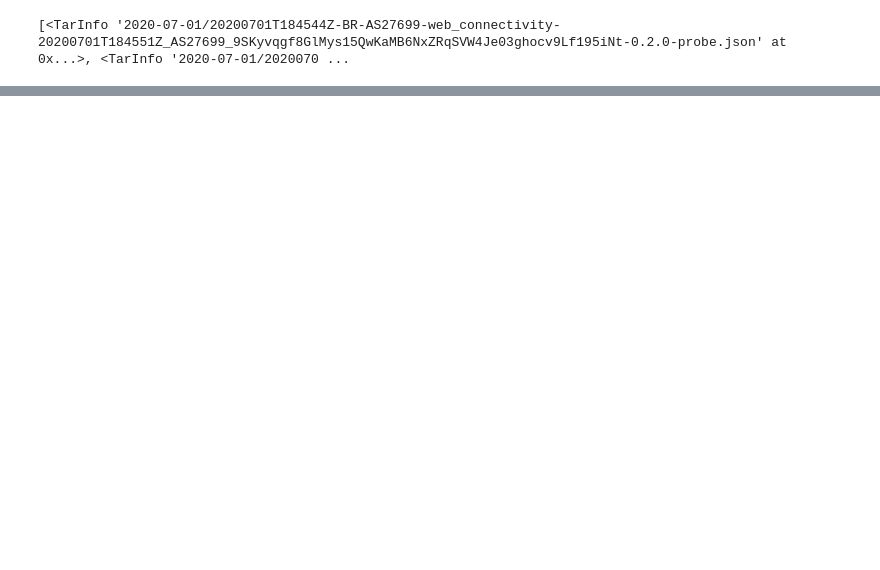
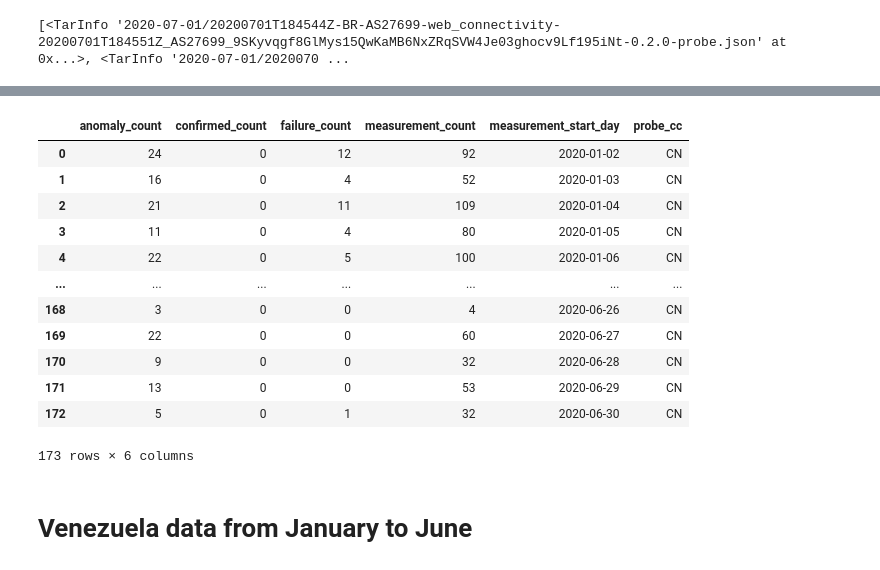
Before and after one commit to clemiblac/Crime_in_DC, a Jupyter notebook: aws_ooni.ipynb, the cells around one changed output, grey strips where cells are left out. Cells and saved outputs as stored; diff of their text form; code cells hidden in the pictures; blank space fills up the shorter version.

```diff
--- a/aws_ooni.ipynb
+++ b/aws_ooni.ipynb
@@ -91,0 +149,40 @@ for index, row in restaurant_types_df.iterrows():
+# %%
+target_url = "https://api.ooni.io/api/v1/aggregation"
+
+params = {
+    "since": "2020-01-01",
+    "until": "2020-06-30",
+    "axis_x": "probe_cc",
+    "axis_y": "measurement_start_day",
+    "test_name": "web_connectivity",
+    "probe_cc":"CN",
+    "input": "https://twitter.com/"
+}
+# %%
+response = requests.get(target_url, params)
+china_data = response.json()
+# %%
+china_list = []
+
+for item in china_data["result"]:
+    china_list.append(item)
+# %%
+china_df = pd.DataFrame(china_list)
+
+china_df
+# %% [output]
+|  | anomaly_count | confirmed_count | failure_count | measurement_count | measurement_start_day | probe_cc |
+| 0 | 24 | 0 | 12 | 92 | 2020-01-02 | CN |
+| 1 | 16 | 0 | 4 | 52 | 2020-01-03 | CN |
+| 2 | 21 | 0 | 11 | 109 | 2020-01-04 | CN |
+| 3 | 11 | 0 | 4 | 80 | 2020-01-05 | CN |
+| 4 | 22 | 0 | 5 | 100 | 2020-01-06 | CN |
+| ... | ... | ... | ... | ... | ... | ... |
+| 168 | 3 | 0 | 0 | 4 | 2020-06-26 | CN |
+| 169 | 22 | 0 | 0 | 60 | 2020-06-27 | CN |
+| 170 | 9 | 0 | 0 | 32 | 2020-06-28 | CN |
+| 171 | 13 | 0 | 0 | 53 | 2020-06-29 | CN |
+| 172 | 5 | 0 | 1 | 32 | 2020-06-30 | CN |
+173 rows × 6 columns
+# %% [markdown]
+# Venezuela data from January to June
```
Also changed, not shown: parts of 24 cells of this notebook.
